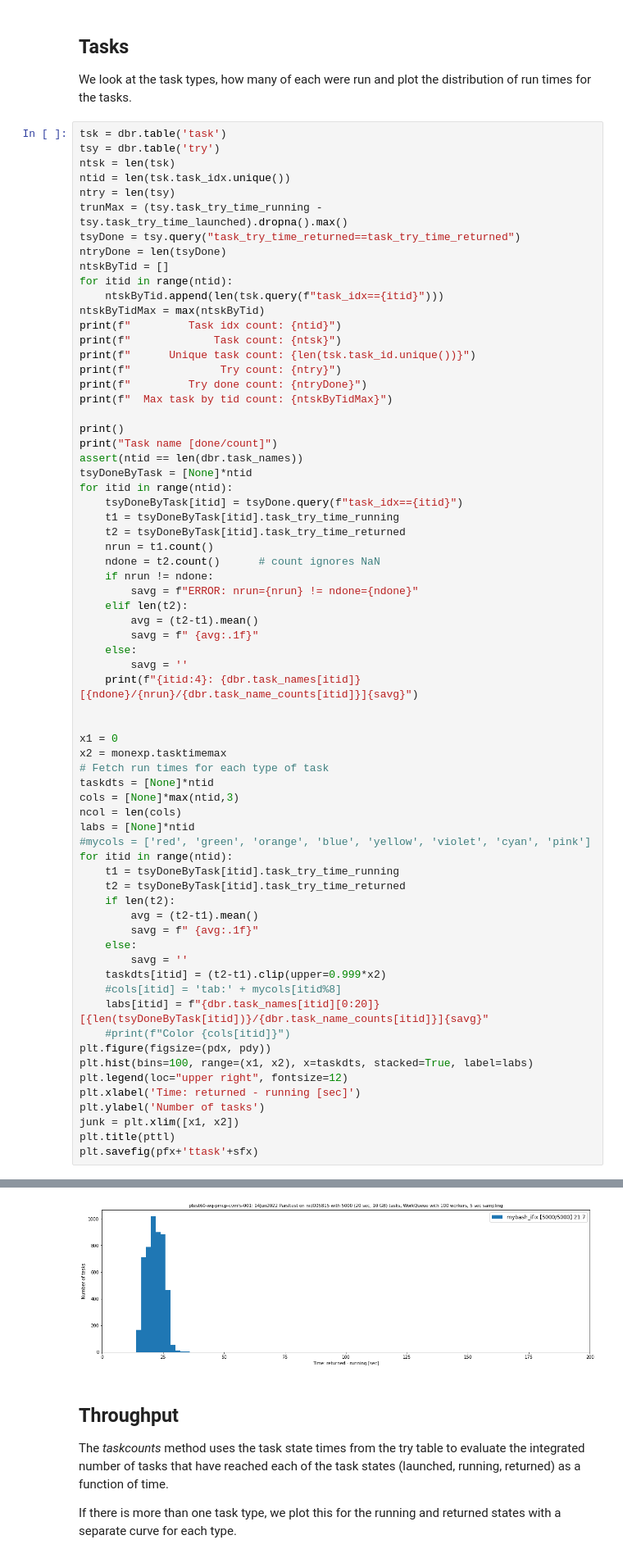
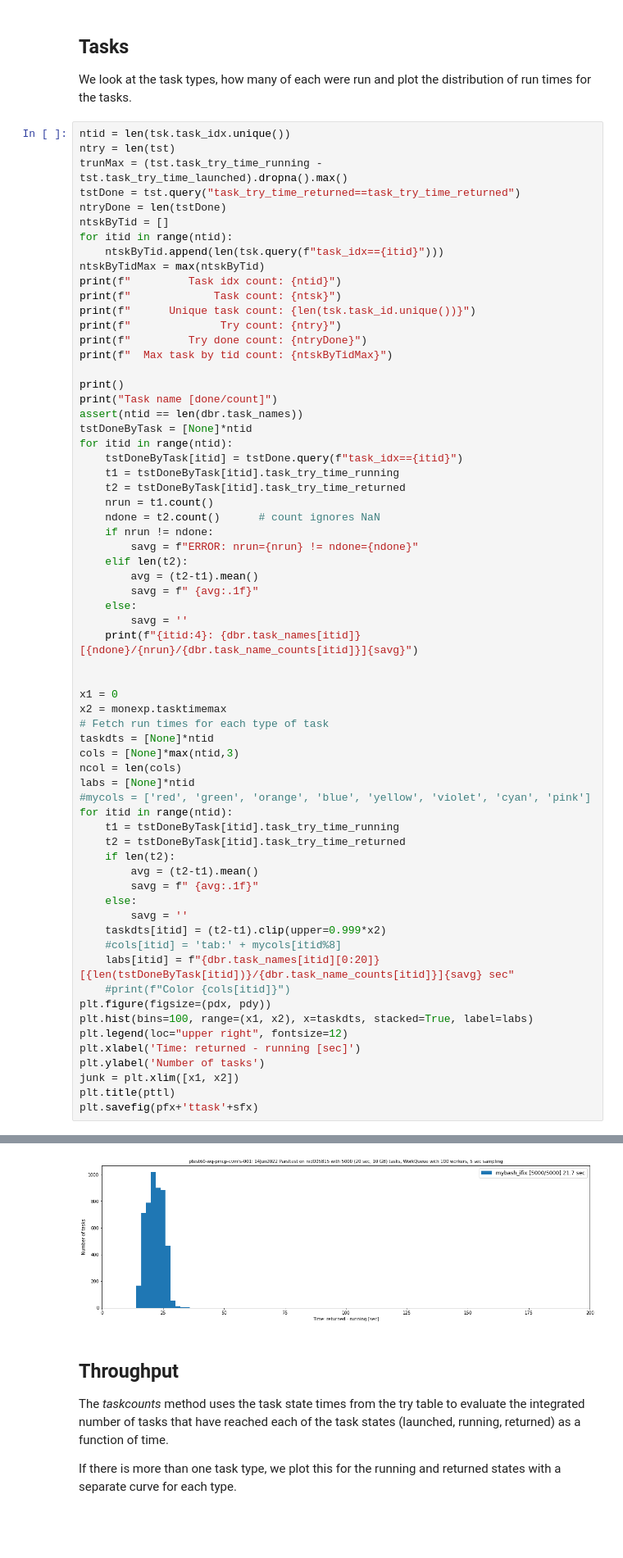
Before and after one commit to LSSTDESC/desc-wfmon, a Jupyter notebook: ipynb/monexp.ipynb, the cells around one changed output, grey strips where cells are left out. Shown at 82% size. Drawn from its saved outputs; the diff is of its cells as text; blank space fills up the shorter version.

```diff
--- a/ipynb/monexp.ipynb
+++ b/ipynb/monexp.ipynb
@@ -324,14 +335,11 @@ print(f" Plotting time range: ({ tmin:.2f}, { tmax:.2f}) {stunit}")
 ## Tasks
 We look at the task types, how many of each were run and plot the distribution of run times for the tasks.
 # %%
-tsk = dbr.table('task')
-tsy = dbr.table('try')
-ntsk = len(tsk)
 ntid = len(tsk.task_idx.unique())
-ntry = len(tsy)
-trunMax = (tsy.task_try_time_running - tsy.task_try_time_launched).dropna().max()
-tsyDone = tsy.query("task_try_time_returned==task_try_time_returned")
-ntryDone = len(tsyDone)
+ntry = len(tst)
+trunMax = (tst.task_try_time_running - tst.task_try_time_launched).dropna().max()
+tstDone = tst.query("task_try_time_returned==task_try_time_returned")
+ntryDone = len(tstDone)
 ntskByTid = []
 for itid in range(ntid):
     ntskByTid.append(len(tsk.query(f"task_idx=={itid}")))
@@ -346,11 +354,11 @@ print(f"  Max task by tid count: {ntskByTidMax}")
 print()
 print("Task name [done/count]")
 assert(ntid == len(dbr.task_names))
-tsyDoneByTask = [None]*ntid
+tstDoneByTask = [None]*ntid
 for itid in range(ntid):
-    tsyDoneByTask[itid] = tsyDone.query(f"task_idx=={itid}")
-    t1 = tsyDoneByTask[itid].task_try_time_running
-    t2 = tsyDoneByTask[itid].task_try_time_returned
+    tstDoneByTask[itid] = tstDone.query(f"task_idx=={itid}")
+    t1 = tstDoneByTask[itid].task_try_time_running
+    t2 = tstDoneByTask[itid].task_try_time_returned
     nrun = t1.count()
     ndone = t2.count()      # count ignores NaN
     if nrun != ndone:
@@ -371,37 +379,37 @@ cols = [None]*max(ntid,3)
 ncol = len(cols)
 labs = [None]*ntid
 #mycols = ['red', 'green', 'orange', 'blue', 'yellow', 'violet', 'cyan', 'pink']
 for itid in range(ntid):
-    t1 = tsyDoneByTask[itid].task_try_time_running
-    t2 = tsyDoneByTask[itid].task_try_time_returned
+    t1 = tstDoneByTask[itid].task_try_time_running
+    t2 = tstDoneByTask[itid].task_try_time_returned
     if len(t2):
         avg = (t2-t1).mean()
         savg = f" {avg:.1f}"
     else:
         savg = ''
     taskdts[itid] = (t2-t1).clip(upper=0.999*x2)
     #cols[itid] = 'tab:' + mycols[itid%8]
-    labs[itid] = f"{dbr.task_names[itid][0:20]} [{len(tsyDoneByTask[itid])}/{dbr.task_name_counts[itid]}]{savg}"
+    labs[itid] = f"{dbr.task_names[itid][0:20]} [{len(tstDoneByTask[itid])}/{dbr.task_name_counts[itid]}]{savg} sec"
     #print(f"Color {cols[itid]}")
 plt.figure(figsize=(pdx, pdy))
 plt.hist(bins=100, range=(x1, x2), x=taskdts, stacked=True, label=labs)
 plt.legend(loc="upper right", fontsize=12)
 plt.xlabel('Time: returned - running [sec]')
 plt.ylabel('Number of tasks')
 junk = plt.xlim([x1, x2])
 plt.title(pttl)
 plt.savefig(pfx+'ttask'+sfx)
 # %% [output]
          Task idx count: 1
              Task count: 5000
       Unique task count: 5000
               Try count: 5000
          Try done count: 5000
   Max task by tid count: 5000
 
 Task name [done/count]
    0: mybash_ifix [5000/5000/5000] 21.7
-[figure, old version]
+[figure, new version]
 # %% [markdown]
 ## Throughput
 
```
Also changed, not shown: parts of 14 cells of this notebook, 1 other file.
